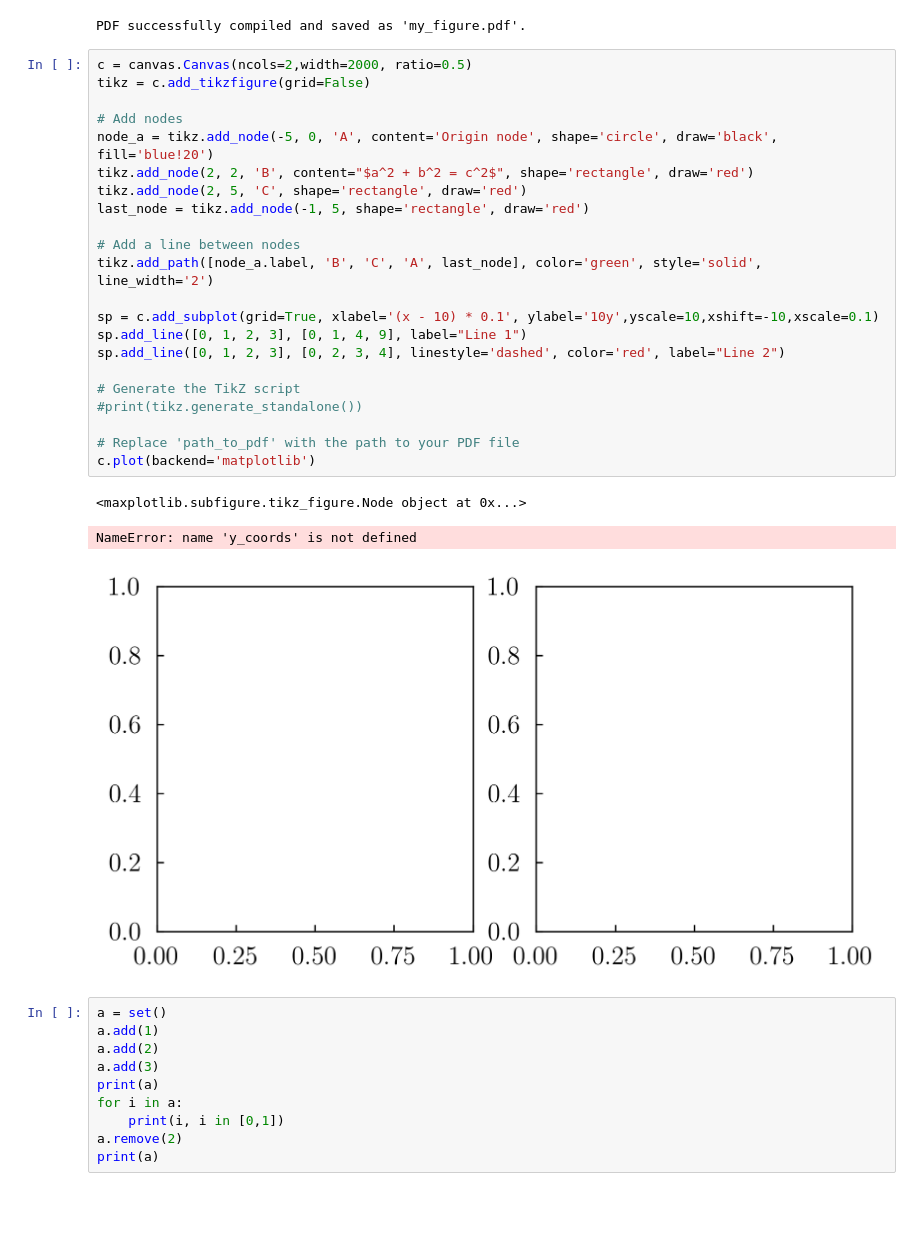
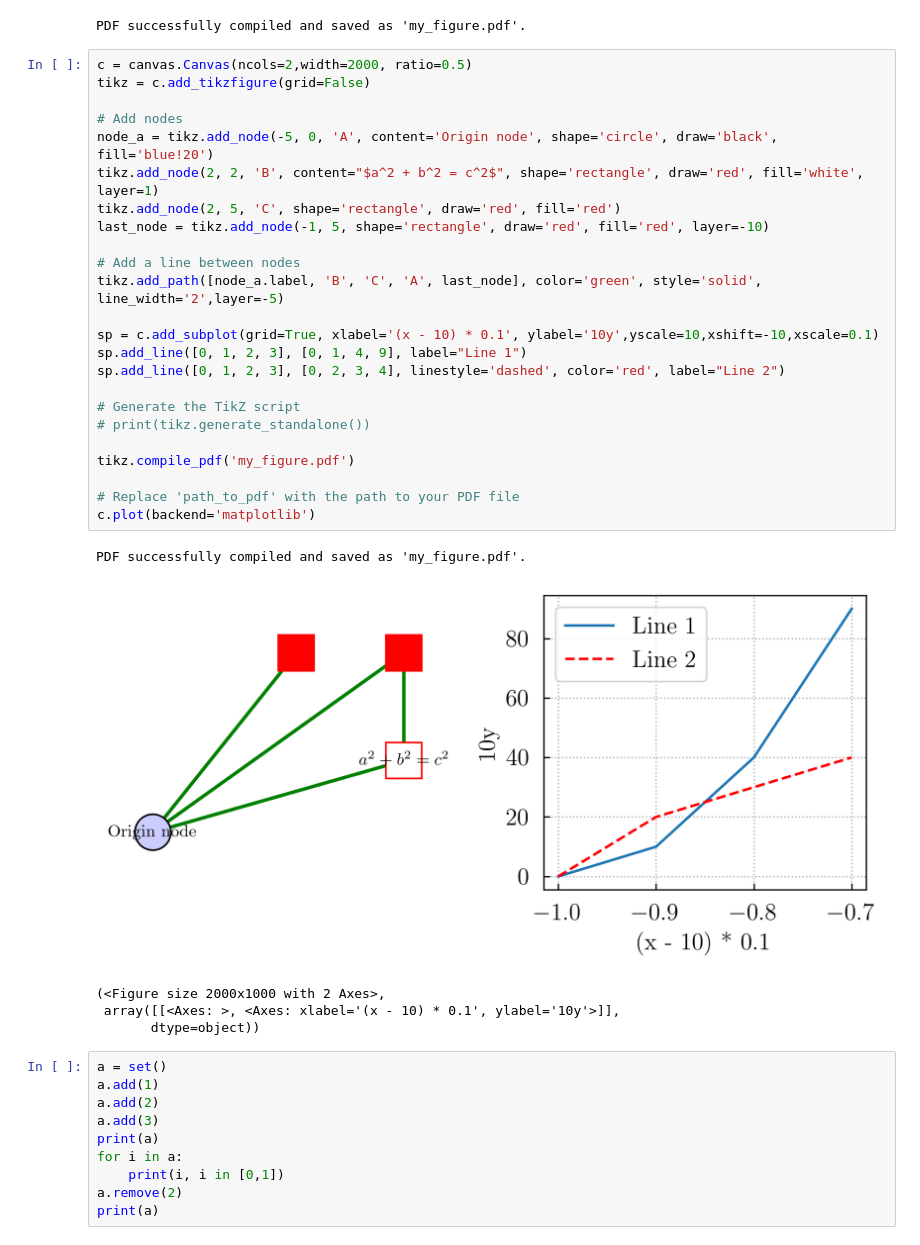
Before and after one commit to max-models/maxplotlib, a Jupyter notebook: tutorials/tutorial_02.ipynb, the cells around one changed output. Drawn from its saved outputs; the diff is of its cells as text; blank space fills up the shorter version.

```diff
--- a/tutorials/tutorial_02.ipynb
+++ b/tutorials/tutorial_02.ipynb
@@ -30,29 +30,33 @@ PDF successfully compiled and saved as 'my_figure.pdf'.
 # %%
 c = canvas.Canvas(ncols=2,width=2000, ratio=0.5)
 tikz = c.add_tikzfigure(grid=False)
 
 # Add nodes
 node_a = tikz.add_node(-5, 0, 'A', content='Origin node', shape='circle', draw='black', fill='blue!20')
-tikz.add_node(2, 2, 'B', content="$a^2 + b^2 = c^2$", shape='rectangle', draw='red')
-tikz.add_node(2, 5, 'C', shape='rectangle', draw='red')
-last_node = tikz.add_node(-1, 5, shape='rectangle', draw='red')
+tikz.add_node(2, 2, 'B', content="$a^2 + b^2 = c^2$", shape='rectangle', draw='red', fill='white', layer=1)
+tikz.add_node(2, 5, 'C', shape='rectangle', draw='red', fill='red')
+last_node = tikz.add_node(-1, 5, shape='rectangle', draw='red', fill='red', layer=-10)
 
 # Add a line between nodes
-tikz.add_path([node_a.label, 'B', 'C', 'A', last_node], color='green', style='solid', line_width='2')
+tikz.add_path([node_a.label, 'B', 'C', 'A', last_node], color='green', style='solid', line_width='2',layer=-5)
 
 sp = c.add_subplot(grid=True, xlabel='(x - 10) * 0.1', ylabel='10y',yscale=10,xshift=-10,xscale=0.1)
 sp.add_line([0, 1, 2, 3], [0, 1, 4, 9], label="Line 1")
 sp.add_line([0, 1, 2, 3], [0, 2, 3, 4], linestyle='dashed', color='red', label="Line 2")
 
 # Generate the TikZ script
-#print(tikz.generate_standalone())
+# print(tikz.generate_standalone())
+
+tikz.compile_pdf('my_figure.pdf')
 
 # Replace 'path_to_pdf' with the path to your PDF file
 c.plot(backend='matplotlib')
 # %% [output]
-<maxplotlib.subfigure.tikz_figure.Node object at 0x...>
+PDF successfully compiled and saved as 'my_figure.pdf'.
+[figure, new version]
-NameError: name 'y_coords' is not defined
+(<Figure size 2000x1000 with 2 Axes>,
+ array([[<Axes: >, <Axes: xlabel='(x - 10) * 0.1', ylabel='10y'>]],
+       dtype=object))
-[figure, old version]
 # %%
 a = set()
 a.add(1)
```
